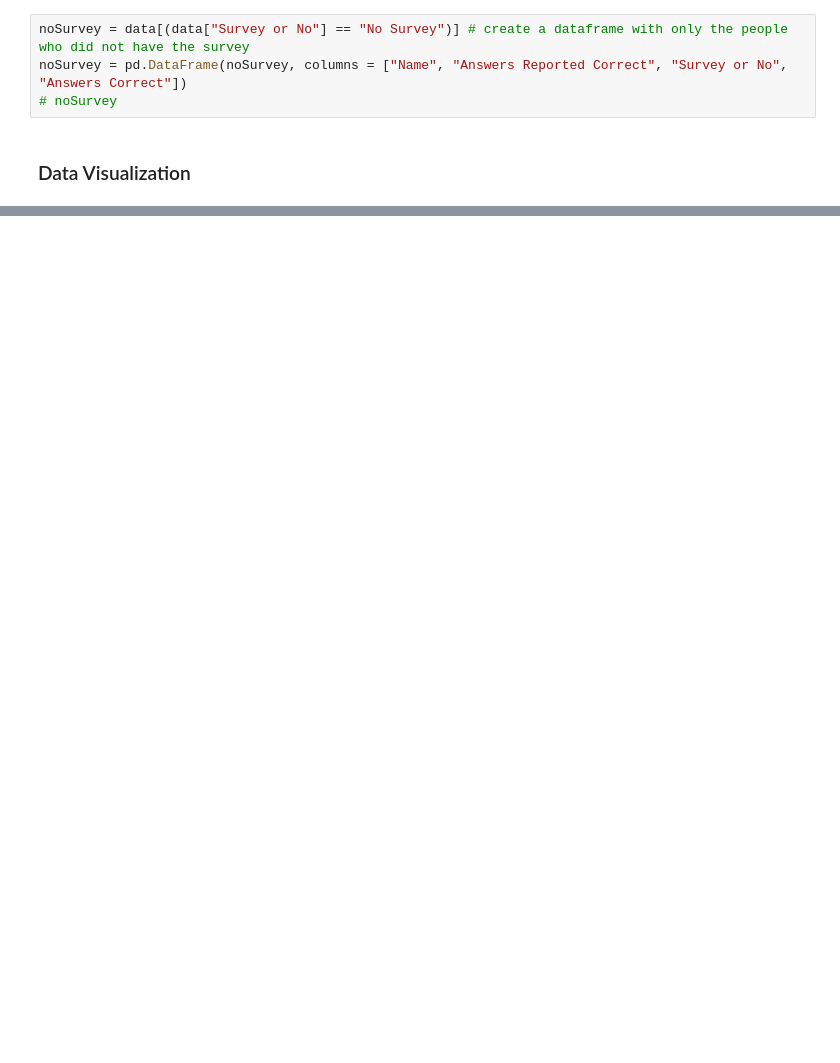
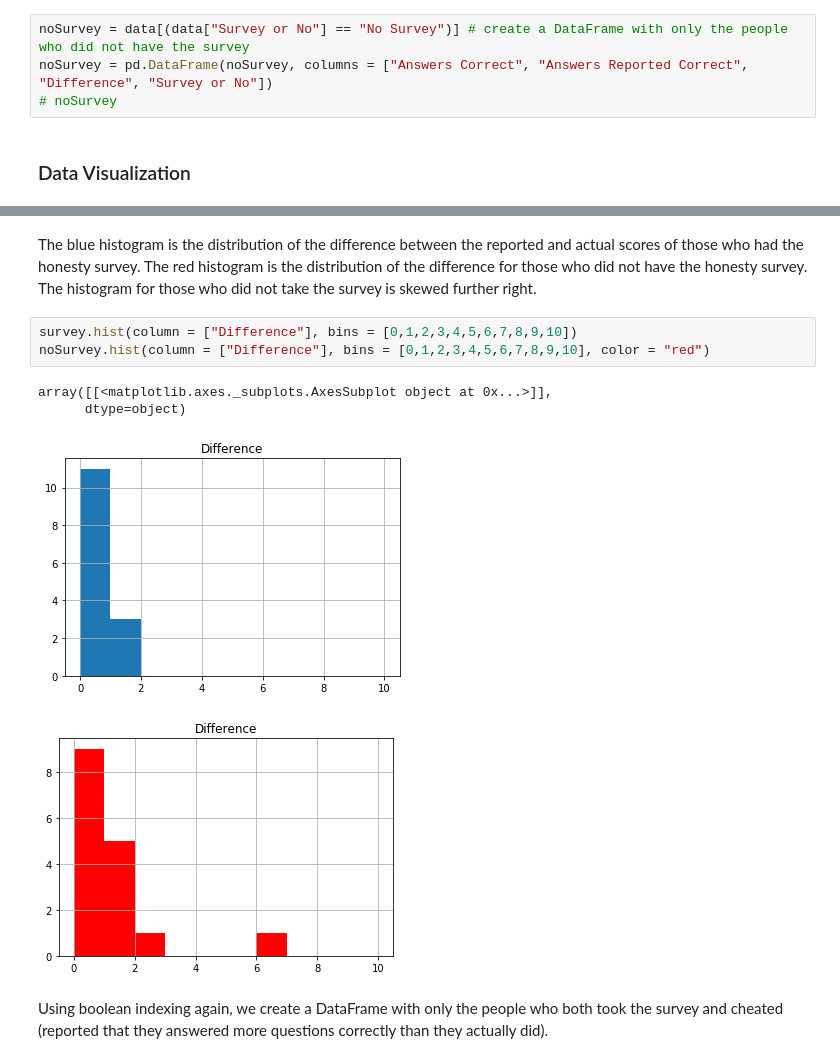
Before and after one commit to AkashMullick/statProject, a Jupyter notebook: Final Project.ipynb, the cells around one changed output, grey strips where cells are left out. Saved outputs shown, nothing was run; the diff lists cells and outputs as text; blank space fills up the shorter version.

```diff
--- a/Final Project.ipynb
+++ b/Final Project.ipynb
@@ -212,6 +229,6 @@ survey = data[(data["Survey or No"] == "Survey") | (data["Survey or No"] == "sur
 # %%
-noSurvey = data[(data["Survey or No"] == "No Survey")] # create a dataframe with only the people who did not have the survey
-noSurvey = pd.DataFrame(noSurvey, columns = ["Name", "Answers Reported Correct", "Survey or No", "Answers Correct"])
+noSurvey = data[(data["Survey or No"] == "No Survey")] # create a DataFrame with only the people who did not have the survey
+noSurvey = pd.DataFrame(noSurvey, columns = ["Answers Correct", "Answers Reported Correct", "Difference", "Survey or No"])
 # noSurvey
 # %% [markdown]
 ### Data Visualization
@@ -262,0 +288,12 @@ data.corr()
+# %% [markdown]
+The blue histogram is the distribution of the difference between the reported and actual scores of those who had the honesty survey. The red histogram is the distribution of the difference for those who did not have the honesty survey. The histogram for those who did not take the survey is skewed further right.
+# %%
+survey.hist(column = ["Difference"], bins = [0,1,2,3,4,5,6,7,8,9,10])
+noSurvey.hist(column = ["Difference"], bins = [0,1,2,3,4,5,6,7,8,9,10], color = "red")
+# %% [output]
+array([[<matplotlib.axes._subplots.AxesSubplot object at 0x...>]],
+      dtype=object)
+[figure, added]
+[figure, added]
+# %% [markdown]
+Using boolean indexing again, we create a DataFrame with only the people who both took the survey and cheated (reported that they answered more questions correctly than they actually did).
```
Also changed, not shown: parts of 46 cells of this notebook.
